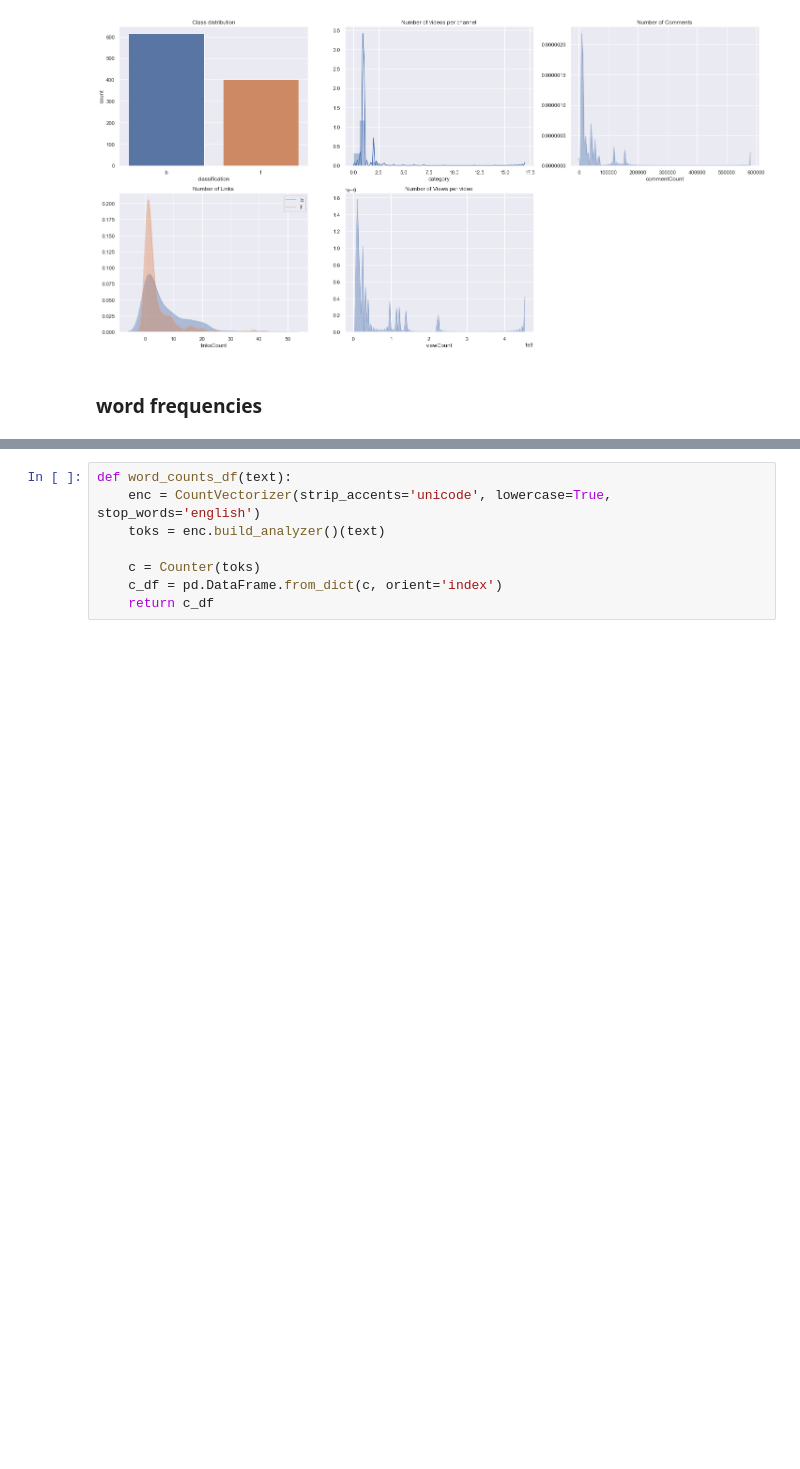
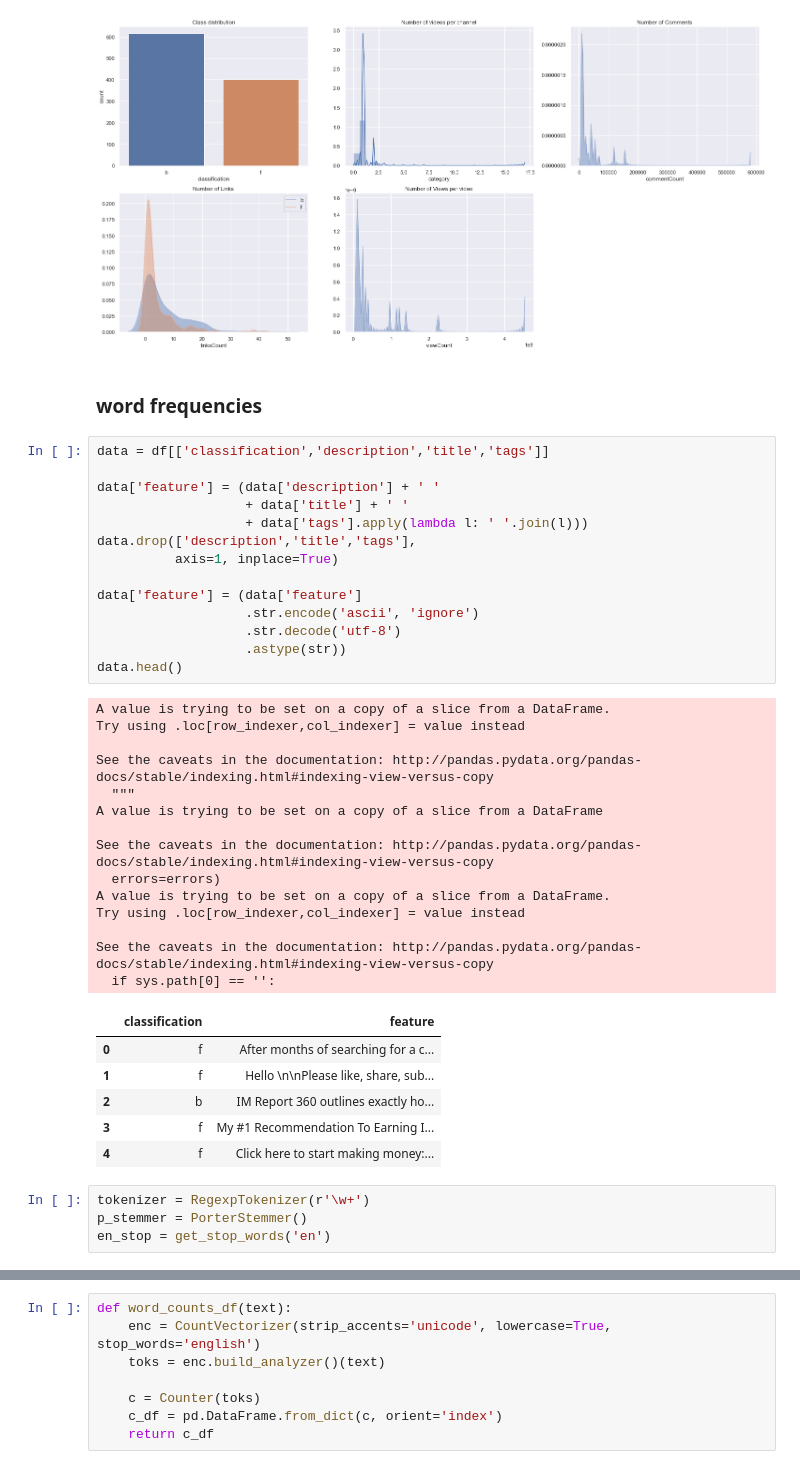
Before and after one commit to izdar/YouFraud-Refactored, a Jupyter notebook: Classifier/model_search/2 - eda.ipynb, the cells around one changed output, grey strips where cells are left out. Cells and saved outputs as stored; diff of their text form; blank space fills up the shorter version.

```diff
--- a/Classifier/model_search/2 - eda.ipynb
+++ b/Classifier/model_search/2 - eda.ipynb
@@ -97,3 +100,42 @@ plt.tight_layout()
 [figure]
 # %% [markdown]
 ### word frequencies
+# %%
+data = df[['classification','description','title','tags']]
+
+data['feature'] = (data['description'] + ' '
+                   + data['title'] + ' '
+                   + data['tags'].apply(lambda l: ' '.join(l)))
+data.drop(['description','title','tags'],
+          axis=1, inplace=True)
+
+data['feature'] = (data['feature']
+                   .str.encode('ascii', 'ignore')
+                   .str.decode('utf-8')
+                   .astype(str))
+data.head()
+# %% [output]
+A value is trying to be set on a copy of a slice from a DataFrame.
+Try using .loc[row_indexer,col_indexer] = value instead
+
+See the caveats in the documentation: http://pandas.pydata.org/pandas-docs/stable/indexing.html#indexing-view-versus-copy
+  """
+A value is trying to be set on a copy of a slice from a DataFrame
+
+See the caveats in the documentation: http://pandas.pydata.org/pandas-docs/stable/indexing.html#indexing-view-versus-copy
+  errors=errors)
+A value is trying to be set on a copy of a slice from a DataFrame.
+Try using .loc[row_indexer,col_indexer] = value instead
+
+See the caveats in the documentation: http://pandas.pydata.org/pandas-docs/stable/indexing.html#indexing-view-versus-copy
+  if sys.path[0] == '':
+|  | classification | feature |
+| 0 | f | After months of searching for a c... |
+| 1 | f | Hello \n\nPlease like, share, sub... |
+| 2 | b | IM Report 360 outlines exactly ho... |
+| 3 | f | My #1 Recommendation To Earning I... |
+| 4 | f | Click here to start making money:... |
+# %%
+tokenizer = RegexpTokenizer(r'\w+')
+p_stemmer = PorterStemmer()
+en_stop = get_stop_words('en')
```
Also changed, not shown: parts of 6 cells of this notebook.
